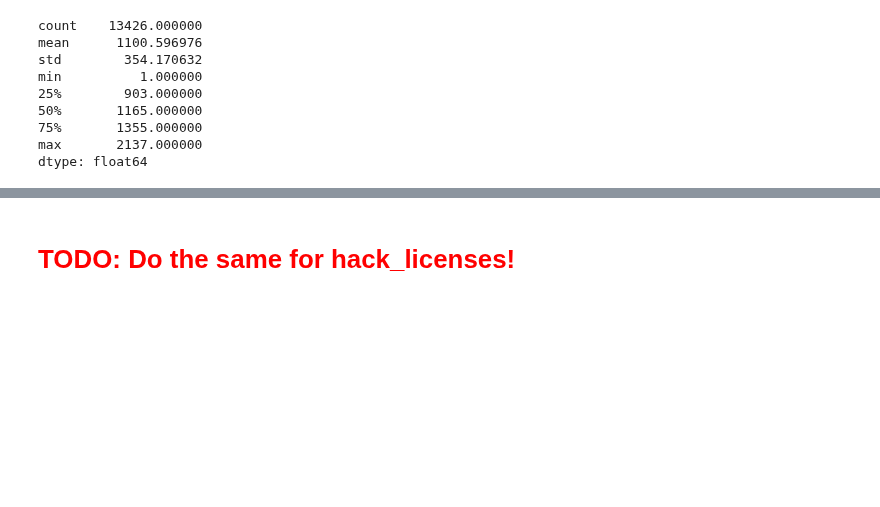
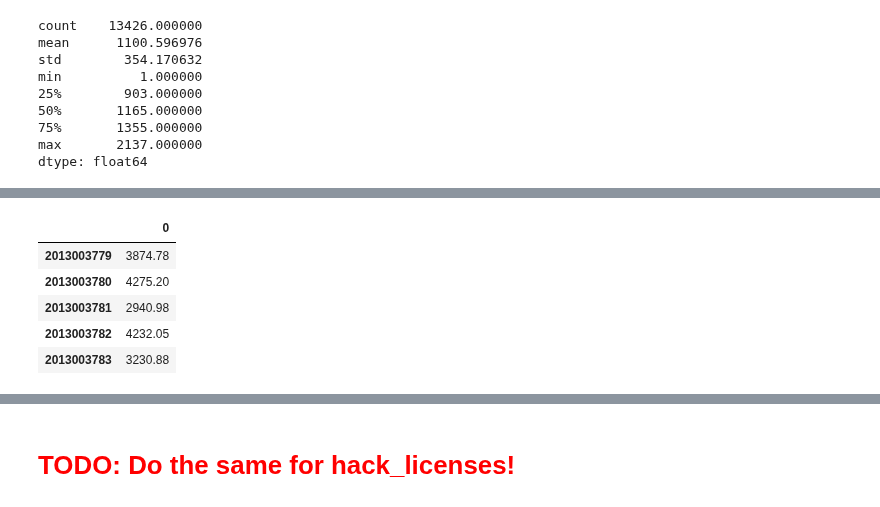
Before and after one commit to nikhase/nyc-taxi, a Jupyter notebook: monthlyDataAnalysis.ipynb, the cells around one changed output, grey strips where cells are left out. Saved outputs shown, nothing was run; the diff lists cells and outputs as text; code cells hidden in the pictures; blank space fills up the shorter version.

```diff
--- a/monthlyDataAnalysis.ipynb
+++ b/monthlyDataAnalysis.ipynb
@@ -306,0 +336,9 @@ dtype: float64
+# %%
+medsumdf.head()
+# %% [output]
+|  | 0 |
+| 2013003779 | 3874.78 |
+| 2013003780 | 4275.20 |
+| 2013003781 | 2940.98 |
+| 2013003782 | 4232.05 |
+| 2013003783 | 3230.88 |
```
Also changed, not shown: parts of 11 cells of this notebook.
